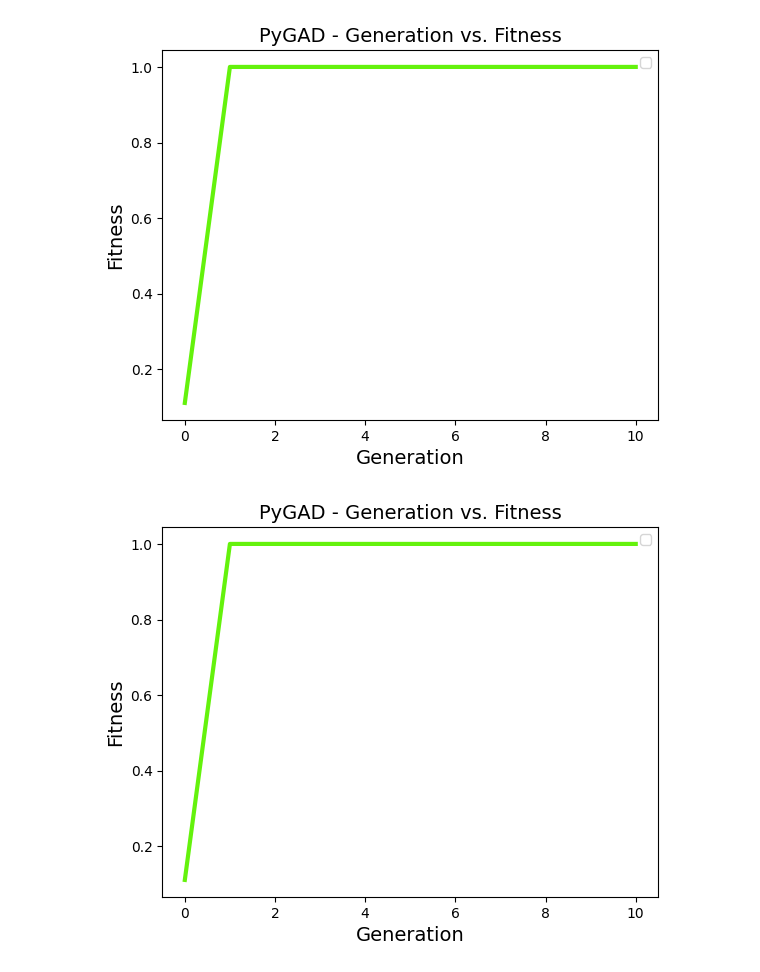
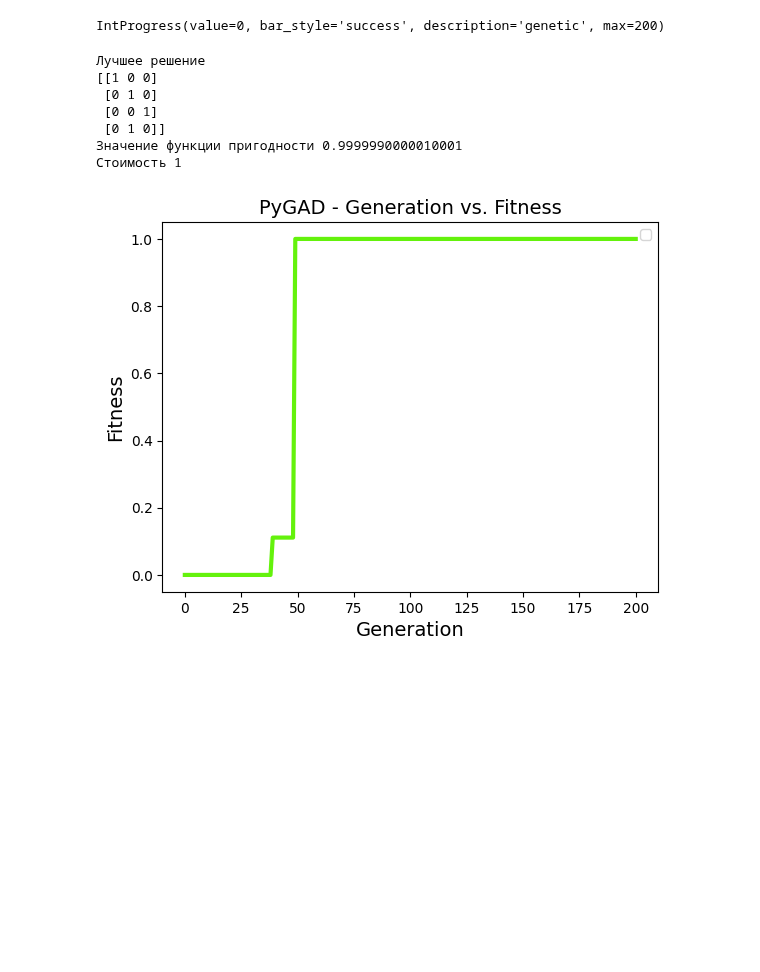
Before and after one commit to Dambr/yewking, a Jupyter notebook: task_description/genetic_algorithm.ipynb, the cells around one changed output. Saved outputs shown, nothing was run; the diff lists cells and outputs as text; code cells hidden in the pictures; blank space fills up the shorter version.

```diff
--- a/task_description/genetic_algorithm.ipynb
+++ b/task_description/genetic_algorithm.ipynb
@@ -70,0 +69,13 @@ progress = IntProgress(min=0, max=num_generations, value=0, description='genetic
+# %%
+class BinaryConfig:
+    def __init__(self):
+        min_value = 0
+        max_value = 1
+
+        self.num_genes = m * k
+
+        self.init_range_low = min_value
+        self.init_range_high = max_value + 1
+
+        self.random_mutation_min_val = min_value
+        self.random_mutation_max_val = max_value
@@ -70,0 +95,5 @@ progress = IntProgress(min=0, max=num_generations, value=0, description='genetic
+# %%
+class BinaryConverter:
+    def convert(self, solution):
+        A = solution.reshape(m, k)
+        return A
@@ -71,14 +188,14 @@ progress = IntProgress(min=0, max=num_generations, value=0, description='genetic
 # %%
-def convert_A(solution):
-    A = np.zeros((m, k))
-    num_genes = len(solution)
-    for i in range(num_genes):
-        active_gen = solution[i]
-        A[i][active_gen] = 1
-    return A
+def show_result(genetic):
+    solution, solution_fitness, solution_idx = genetic.solve() # ga_instance.best_solution()
+    print('Лучшее решение')
+    A = genetic.convert_A(solution)
+    print(A)
+    print('Значение функции пригодности', solution_fitness)
+    cost = genetic.calculate_cost(solution)
+    print('Стоимость', cost)
+    genetic.plot_fitness()
 # %%
-def calculate_cost(solution):
-    A = convert_A(solution)
-    cost_calculator = CostCalculator(T, D, C, E, A)
-    cost = cost_calculator.calculate()
-    return cost
+binary_config = BinaryConfig()
+binary_converter = BinaryConverter()
+binary_genetic = Genetic(binary_config, binary_converter)
@@ -164,5 +206,12 @@ print('Стоимость', cost)
-# %%
-ga_instance.plot_fitness()
-# %% [output]
-[figure, removed]
-[figure, removed]
+# %%
+show_result(binary_genetic)
+# %% [output]
+IntProgress(value=0, bar_style='success', description='genetic', max=200)
+Лучшее решение
+[[1 0 0]
+ [0 1 0]
+ [0 0 1]
+ [0 1 0]]
+Значение функции пригодности 0.9999990000010001
+Стоимость 1
+[figure, added]
```
Also changed, not shown: parts of 16 cells of this notebook, 9 other files.
